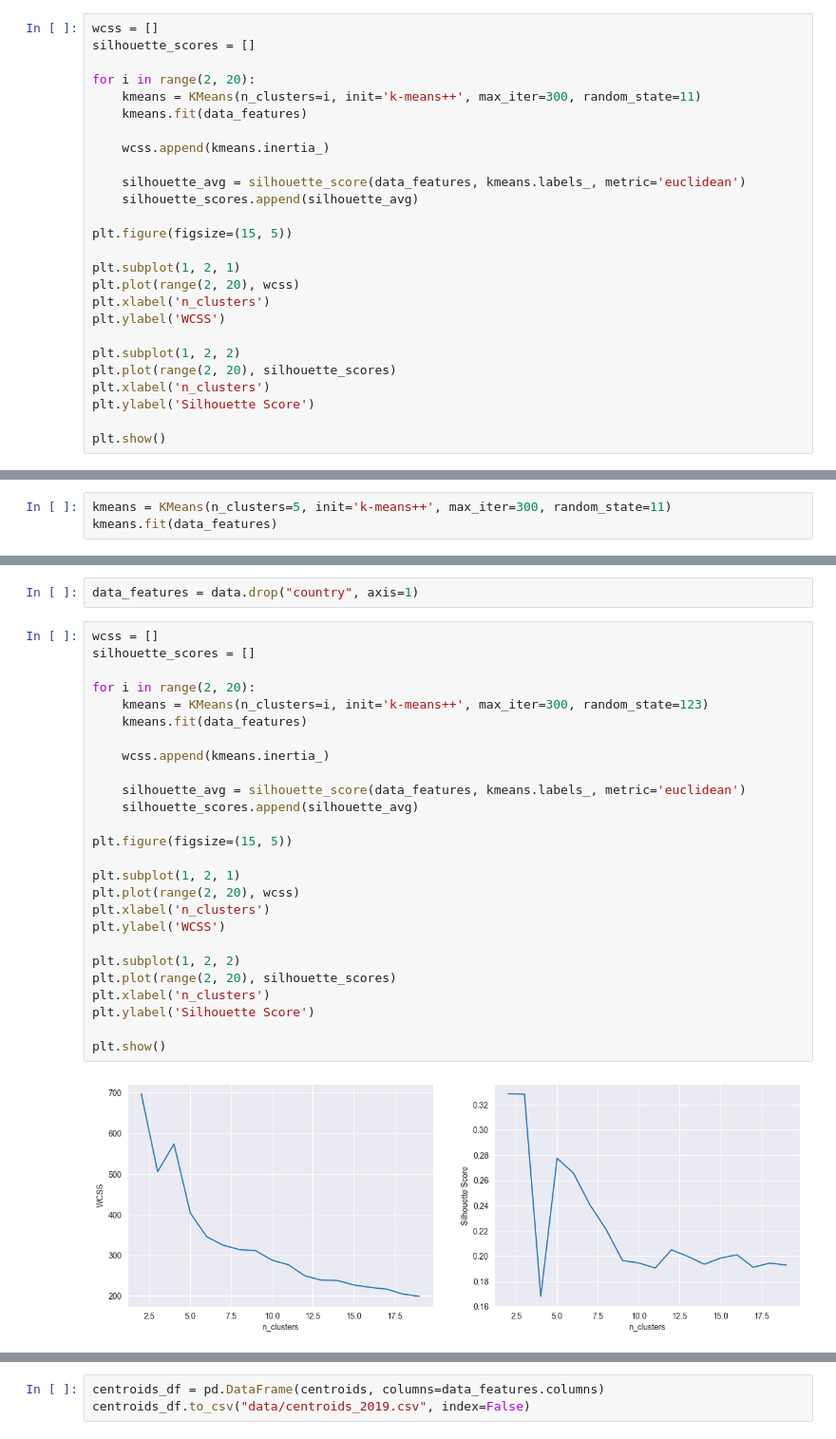
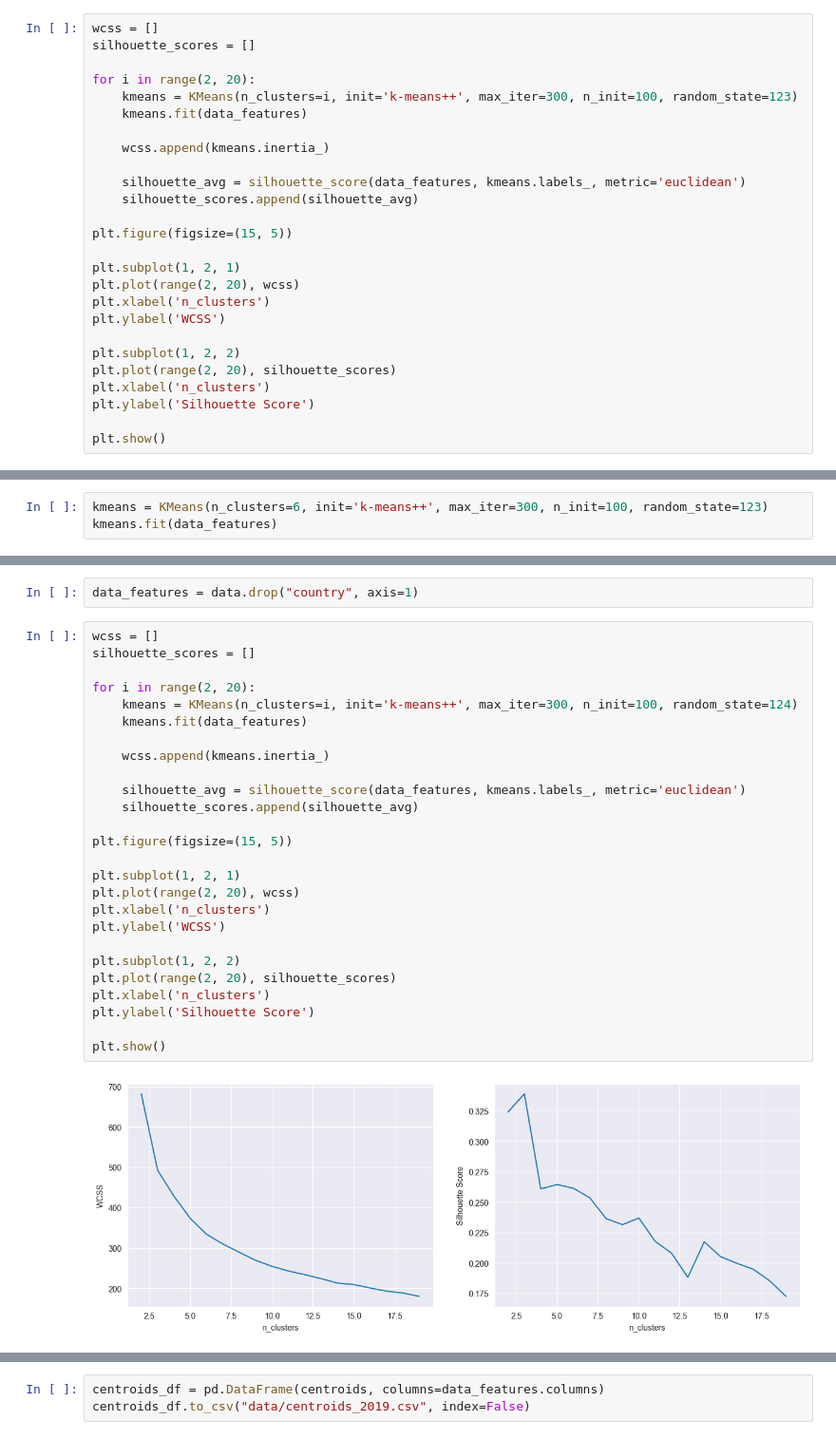
Before and after one commit to kaneeldias/country-happiness-scores, a Jupyter notebook: final.ipynb, the cells around one changed output, grey strips where cells are left out. Shown at 95% size. Drawn from its saved outputs; the diff is of its cells as text.

```diff
--- a/final.ipynb
+++ b/final.ipynb
@@ -328,7 +328,7 @@ wcss = []
 silhouette_scores = []
 
 for i in range(2, 20):
-    kmeans = KMeans(n_clusters=i, init='k-means++', max_iter=300, random_state=11)
+    kmeans = KMeans(n_clusters=i, init='k-means++', max_iter=300, n_init=100, random_state=123)
     kmeans.fit(data_features)
 
     wcss.append(kmeans.inertia_)
@@ -354,4 +354,4 @@ plt.show()
 # %%
-kmeans = KMeans(n_clusters=5, init='k-means++', max_iter=300, random_state=11)
+kmeans = KMeans(n_clusters=6, init='k-means++', max_iter=300, n_init=100, random_state=123)
 kmeans.fit(data_features)
 # %% [output]
@@ -428,29 +426,29 @@ data_features = data.drop("country", axis=1)
 # %%
 wcss = []
 silhouette_scores = []
 
 for i in range(2, 20):
-    kmeans = KMeans(n_clusters=i, init='k-means++', max_iter=300, random_state=123)
+    kmeans = KMeans(n_clusters=i, init='k-means++', max_iter=300, n_init=100, random_state=124)
     kmeans.fit(data_features)
 
     wcss.append(kmeans.inertia_)
 
     silhouette_avg = silhouette_score(data_features, kmeans.labels_, metric='euclidean')
     silhouette_scores.append(silhouette_avg)
 
 plt.figure(figsize=(15, 5))
 
 plt.subplot(1, 2, 1)
 plt.plot(range(2, 20), wcss)
 plt.xlabel('n_clusters')
 plt.ylabel('WCSS')
 
 plt.subplot(1, 2, 2)
 plt.plot(range(2, 20), silhouette_scores)
 plt.xlabel('n_clusters')
 plt.ylabel('Silhouette Score')
 
 plt.show()
 # %% [output]
-[figure, old version]
+[figure, new version]
 # %%
```
Also changed, not shown: parts of 40 cells of this notebook, 6 other files.
